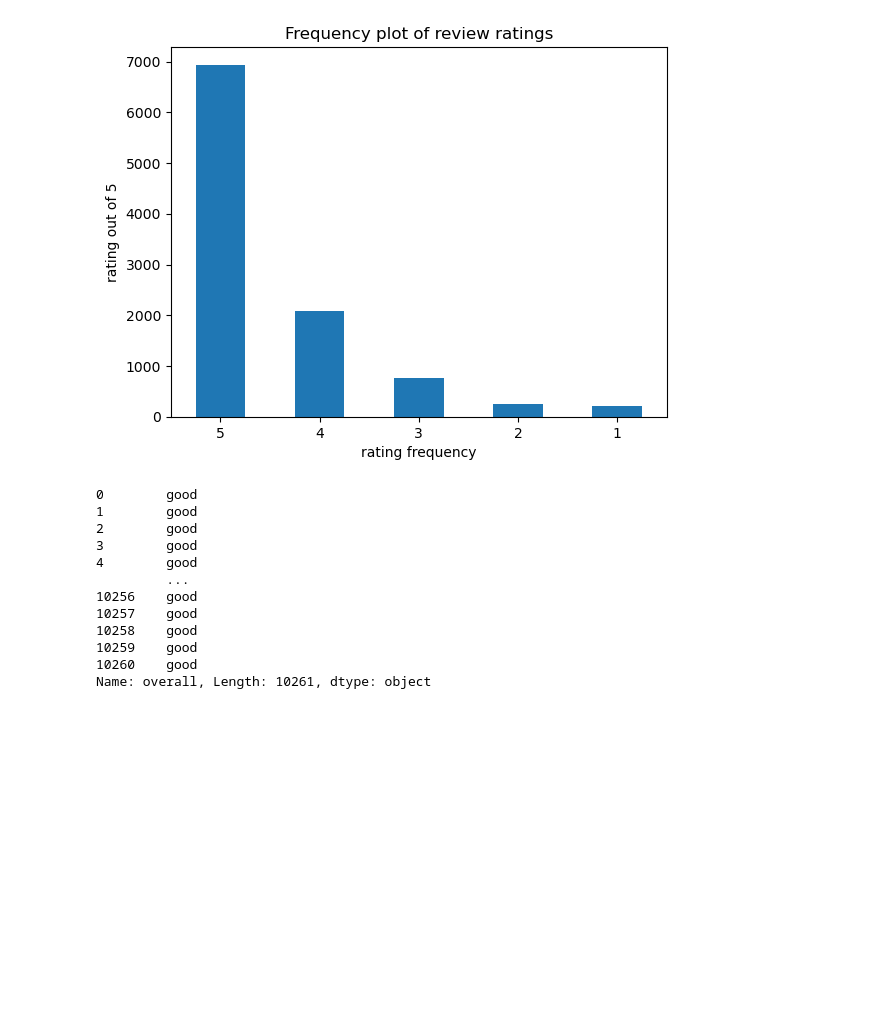
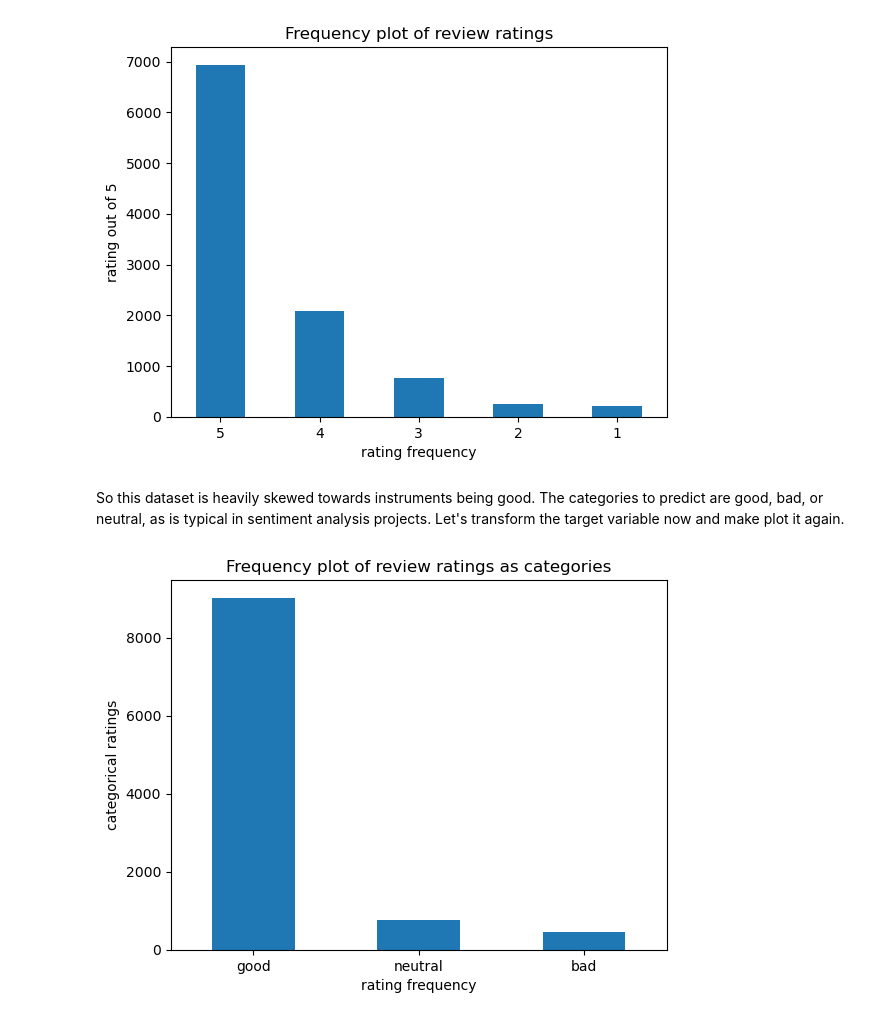
Before and after one commit to RavinderRai/amazon_instrument_sentiment_analysis, a Jupyter notebook: notebooks/Data_Wrangling_and_EDA.ipynb, the cells around one changed output. Drawn from its saved outputs; the diff is of its cells as text; code cells hidden in the pictures; blank space fills up the shorter version.

```diff
--- a/notebooks/Data_Wrangling_and_EDA.ipynb
+++ b/notebooks/Data_Wrangling_and_EDA.ipynb
@@ -155,0 +317,16 @@ df_clean.head()
+# %%
+lemmatizer = WordNetLemmatizer()
+
+def lemmatizing_reviews(review):
+    #get review text as a list of words
+    review_list = review.split()
+
+    #lemmatize the words
+    lemmatized_list = [lemmatizer.lemmatize(word) for word in review_list]
+
+    #make it into a string again
+    lemmatized_review = ' '.join(lemmatized_list)
+
+    return lemmatized_review
+# %%
+df_clean['reviewText'] = df_clean['reviewText'].apply(lemmatizing_reviews)
@@ -155,0 +357,2 @@ df_clean.head()
+# %%
+df_clean['reviewText'] = df_clean['reviewText'].apply(lambda x: word_tokenize(x))
@@ -163,20 +377,18 @@ plt.ylabel('rating out of 5')
 plt.show()
 # %% [output]
 [figure]
+# %% [markdown]
+So this dataset is heavily skewed towards instruments being good. The categories to predict are good, bad, or neutral, as is typical in sentiment analysis projects. Let's transform the target variable now and make plot it again.
 # %%
+#a dictionary that will act as a map to transform the integer scores into appropiate categories
 dct = {5:'good', 4: 'good', 3: 'neutral', 2: 'bad', 1: 'bad'}
 
-df_clean['overall'].apply(lambda x: dct[x])
+df_clean['reviewRating'] = df_clean['overall'].apply(lambda x: dct[x])
-# %% [output]
-0        good
-1        good
-2        good
-3        good
-4        good
-         ...
-10256    good
-10257    good
-10258    good
-10259    good
-10260    good
-Name: overall, Length: 10261, dtype: object
+# %%
+df_clean['reviewRating'].value_counts().plot.bar(rot=0)
+plt.title('Frequency plot of review ratings as categories')
+plt.xlabel('rating frequency')
+plt.ylabel('categorical ratings')
+plt.show()
+# %% [output]
+[figure, added]
```
Also changed, not shown: parts of 34 cells of this notebook, 1 other file.
